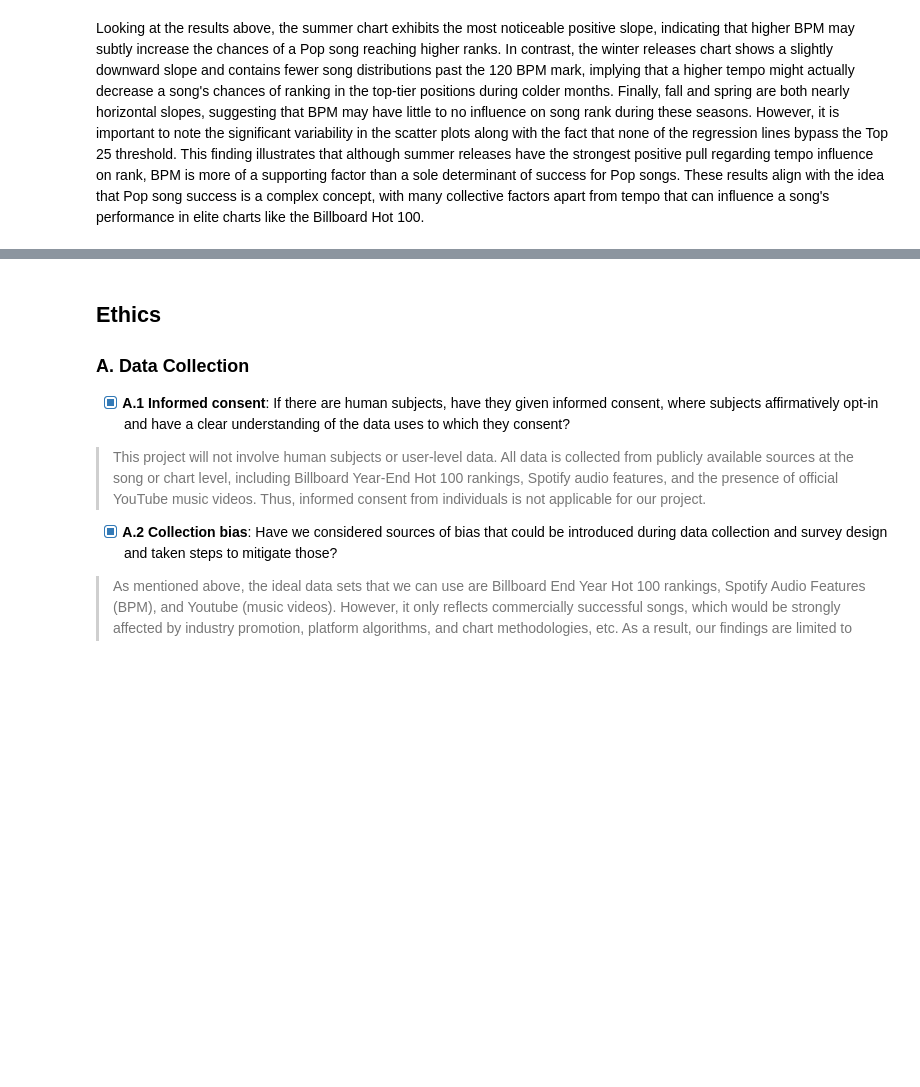
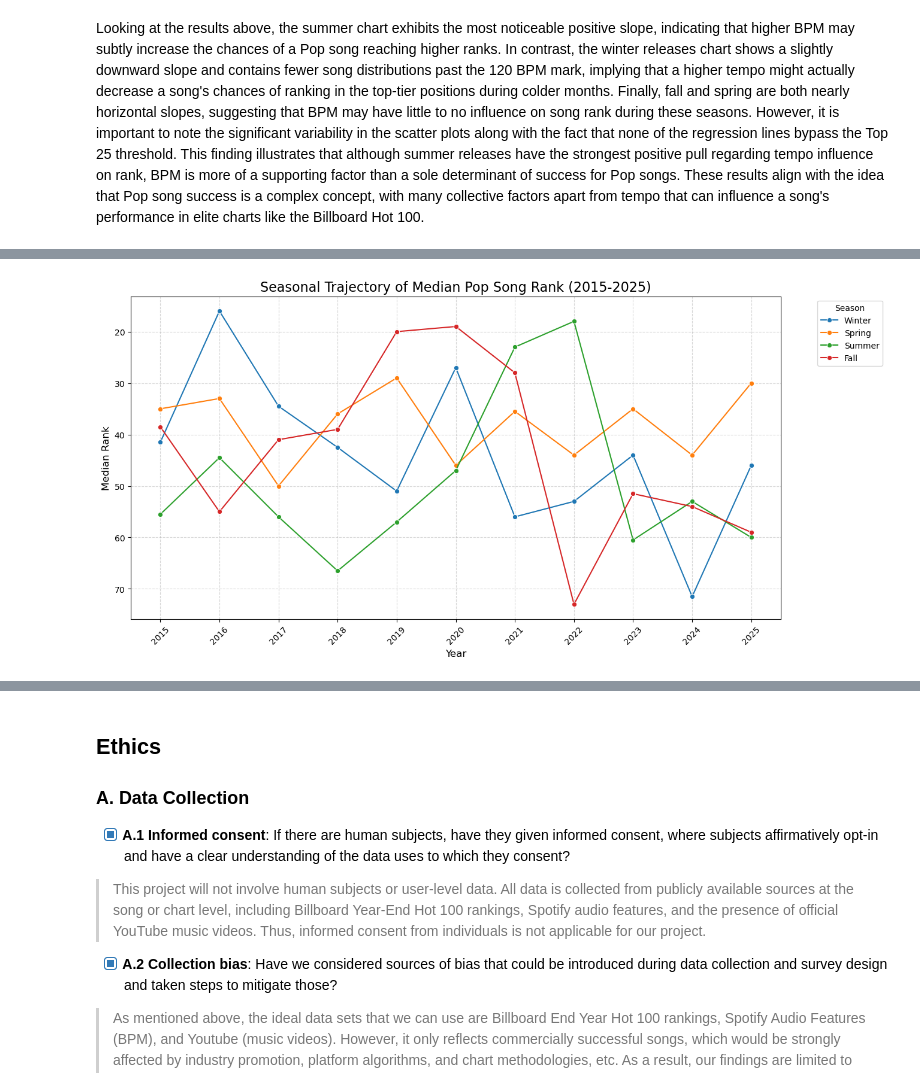
Before and after one commit to COGS108/Group030_WI26, a Jupyter notebook: 02-EDACheckpoint.ipynb, the cells around one changed output, grey strips where cells are left out. Cells and saved outputs as stored; diff of their text form; code cells hidden in the pictures; blank space fills up the shorter version.

Commit message:
Added PLOT 10 vis/analysis in EDA Evolution Part

```diff
--- a/02-EDACheckpoint.ipynb
+++ b/02-EDACheckpoint.ipynb
@@ -344,0 +415,19 @@ Some more words and stuff.  Remember notebooks work best if you interleave the c
+# %%
+plt.figure(figsize = (14, 7))
+sns.lineplot(data = df_pop, x = 'Year', y = 'Rank', hue = 'Release Season', hue_order = ['Winter', 'Spring', 'Summer', 'Fall'], marker = 'o', estimator='median', errorbar = None)
+
+# Inverting y-axis so Rank 1 is at top and Rank 100 is at bottom
+plt.gca().invert_yaxis()
+
+# Forcing plot to show all 11 years
+plt.xticks(df_pop['Year'].unique(), rotation = 45)
+
+plt.title('Seasonal Trajectory of Median Pop Song Rank (2015-2025)', fontsize = 16)
+plt.ylabel('Median Rank', fontsize = 12)
+plt.xlabel('Year', fontsize = 12)
+plt.grid(True, linestyle = '--', alpha = 0.5)
+plt.legend(title = 'Season', bbox_to_anchor = (1.05, 1), loc = 'upper left')
+
+plt.show()
+# %% [output]
+[figure, added]
```
Also changed, not shown: parts of 34 cells of this notebook.
